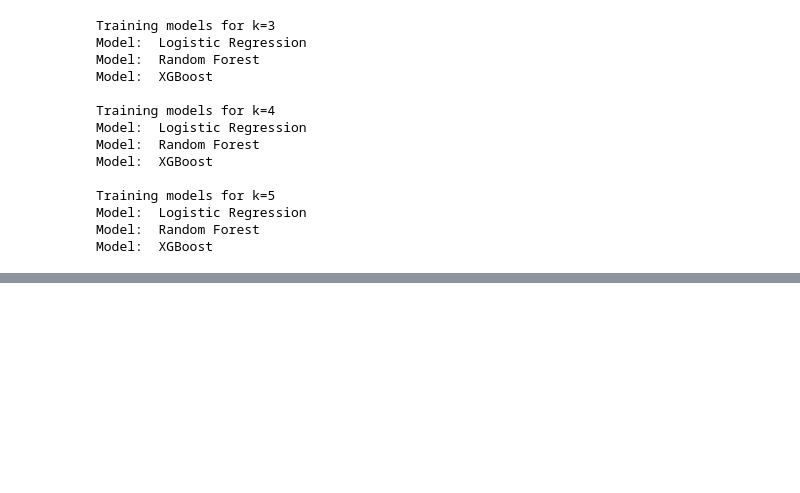
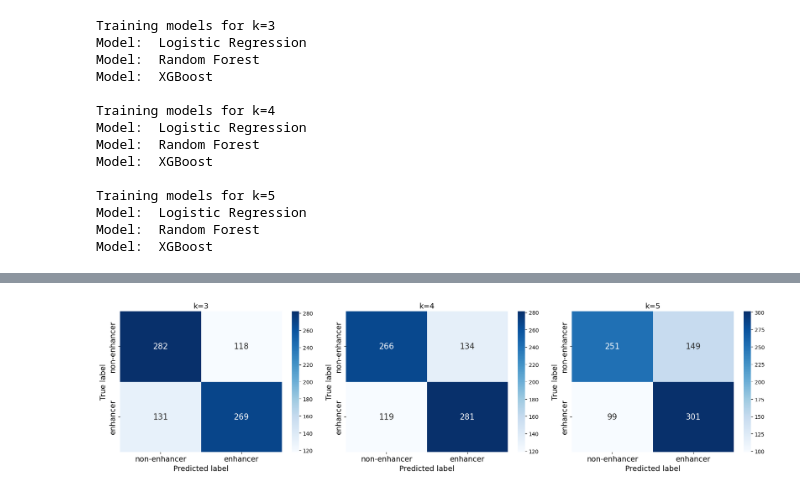
Before and after one commit to zosialagiewka/Bioinformatics_Projects, a Jupyter notebook: Task2/task2.ipynb, the cells around one changed output, grey strips where cells are left out. Cells and saved outputs as stored; diff of their text form; code cells hidden in the pictures; blank space fills up the shorter version.

```diff
--- a/Task2/task2.ipynb
+++ b/Task2/task2.ipynb
@@ -122,7 +117,7 @@ def generate_random_negative_sequences(genome_df, positive_sequences, num_sequen
 # %%
 positive, negative = extract_sequences(experiments)
 # %%
-random_negative = generate_random_negative_sequences(genomes, positive, len(positive))
+random_negative = generate_random_negatives(genomes, positive, len(positive))
 # %%
 print("Positive: ", len(positive))
 print("Negative: ", len(negative))
@@ -318,0 +341,4 @@ Results for k=4
+# %%
+plot_confusion_matrices_for_model(results_rnd, "Logistic Regression", ["non-enhancer", "enhancer"])
+# %% [output]
+[figure, added]
```
Also changed, not shown: parts of 16 cells of this notebook.
